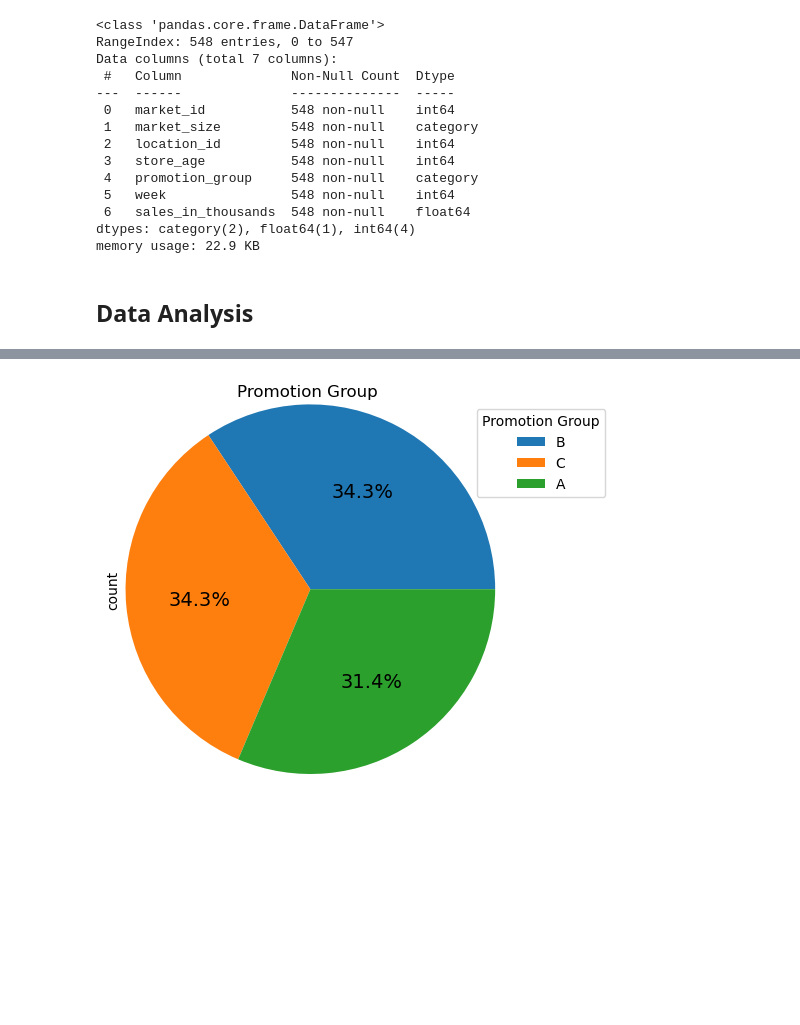
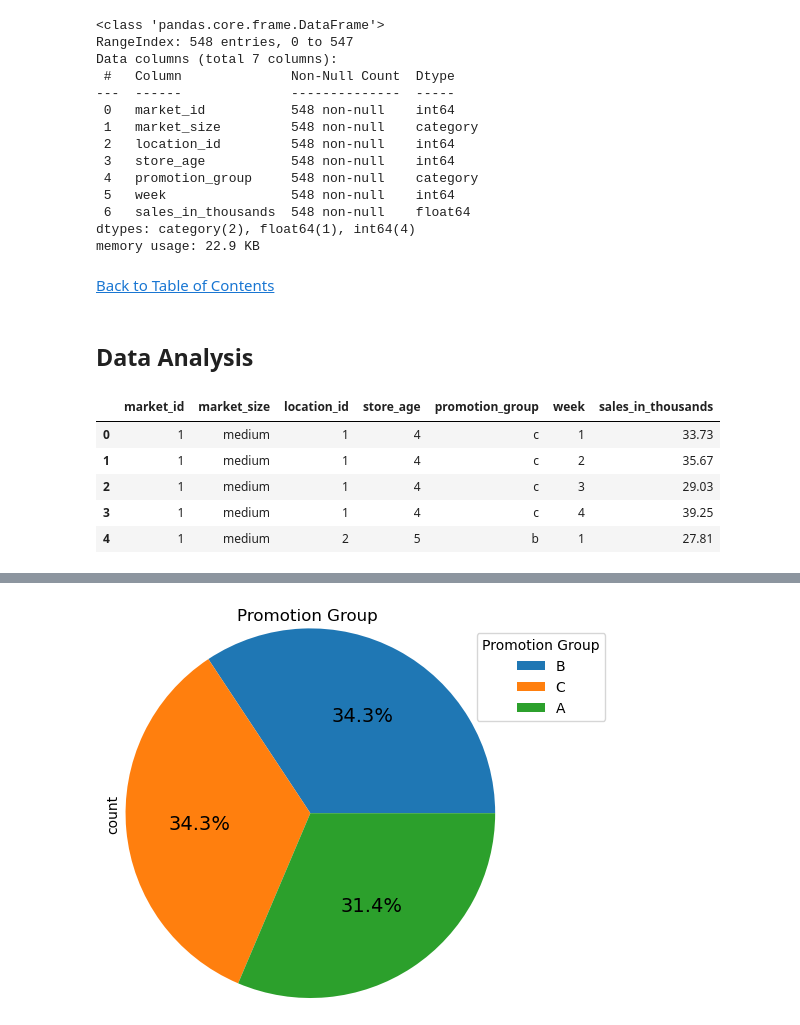
Before and after one commit to jasondo-da/Fast_Food_Marketing_Campaign_AB_Test, a Jupyter notebook: fast_food_ab_test.ipynb, the cells around one changed output, grey strips where cells are left out. Saved outputs shown, nothing was run; the diff lists cells and outputs as text; code cells hidden in the pictures; blank space fills up the shorter version.

```diff
--- a/fast_food_ab_test.ipynb
+++ b/fast_food_ab_test.ipynb
@@ -224,5 +228,16 @@ Data columns (total 7 columns):
  6   sales_in_thousands  548 non-null    float64
 dtypes: category(2), float64(1), int64(4)
 memory usage: 22.9 KB
+# %% [markdown]
+[Back to Table of Contents](#back)
 # %% [markdown]
 ## Data Analysis
+# %%
+mc.head()
+# %% [output]
+|  | market_id | market_size | location_id | store_age | promotion_group | week | sales_in_thousands |
+| 0 | 1 | medium | 1 | 4 | c | 1 | 33.73 |
+| 1 | 1 | medium | 1 | 4 | c | 2 | 35.67 |
+| 2 | 1 | medium | 1 | 4 | c | 3 | 29.03 |
+| 3 | 1 | medium | 1 | 4 | c | 4 | 39.25 |
+| 4 | 1 | medium | 2 | 5 | b | 1 | 27.81 |
```
Also changed, not shown: parts of 17 cells of this notebook.
